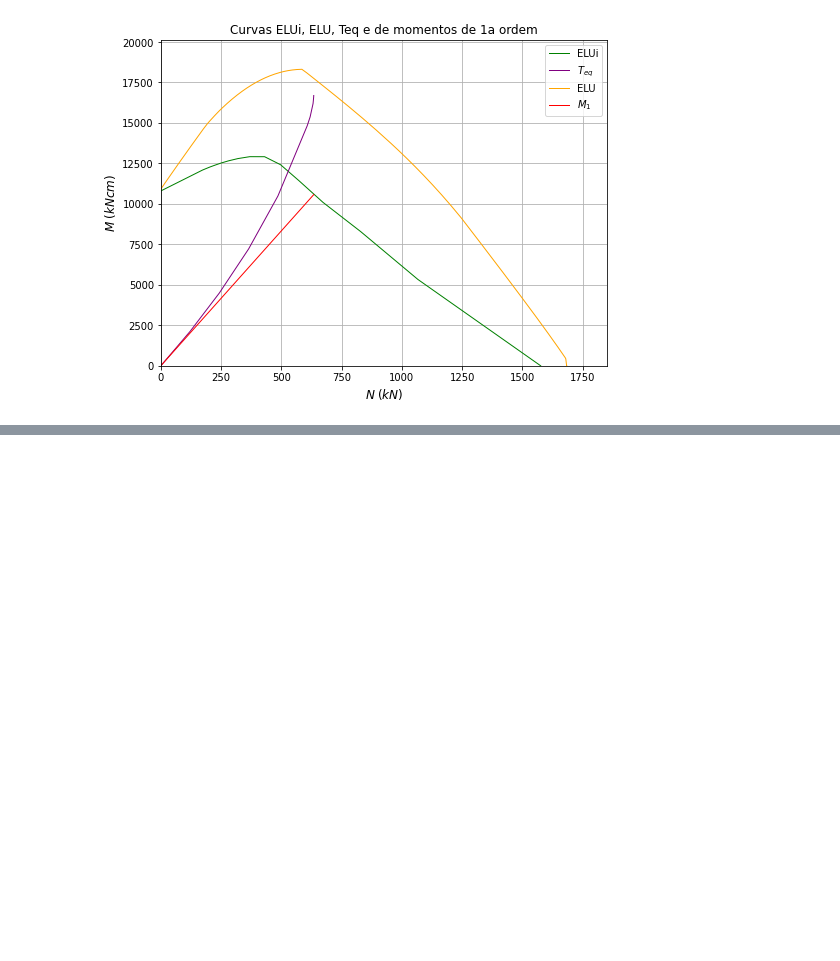
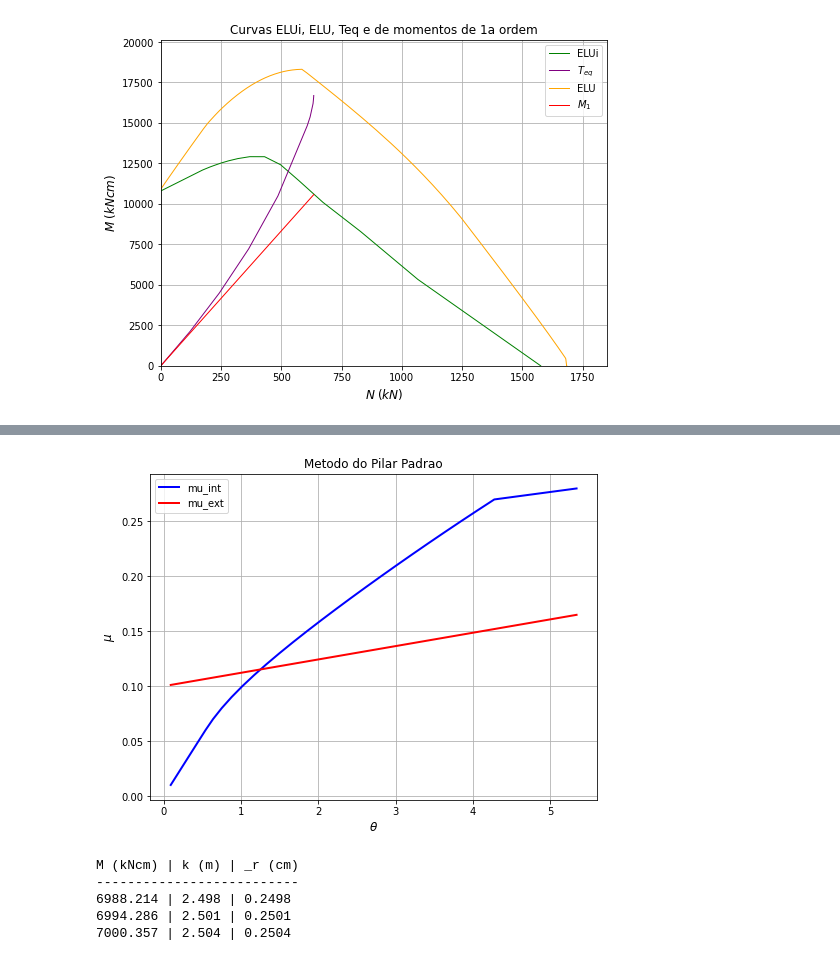
Before and after one commit to felipe-mello-dos-reis/EDI38, a Jupyter notebook: python/ELUi.ipynb, the cells around one changed output, grey strips where cells are left out. Drawn from its saved outputs; the diff is of its cells as text; code cells hidden in the pictures; blank space fills up the shorter version.

```diff
--- a/python/ELUi.ipynb
+++ b/python/ELUi.ipynb
@@ -170,0 +179,15 @@ plt.show()
+# %%
+plt.figure(figsize=(8, 6))
+plt.plot(theta, M_i/(sigma_cd*b*h**2), '-b', label='mu_int', linewidth=2)
+plt.plot(theta, M_e/(sigma_cd*b*h**2), '-r', label='mu_ext', linewidth=2)
+plt.xlabel('$ \\theta$', fontsize=12)
+plt.ylabel('$ \\mu $', fontsize=12)
+# plt.xlim(min(nu) * 1.1, max(nu) * 1.1)
+# plt.ylim(min(mu) * 1.1, max(mu) * 1.1)
+plt.title('Metodo do Pilar Padrao', fontsize=12)
+plt.legend()
+# plt.gca().set_aspect('equal', adjustable='box')
+plt.grid(True)
+plt.show()
+# %% [output]
+[figure, added]
@@ -170,0 +196,14 @@ plt.show()
+# %%
+if sol != None:
+    print('M (kNcm) | k (m) | _r (cm)')
+    print('--------------------------')
+    for i in range(len(sol)):
+        print('{:.3f} | {:.3f} | {:.4f}'.format(sol[i][0]*1e5,sol[i][1],sol[i][2]*1e2))
+else:
+    print('Nao foi possivel equilibrar o pilar')
+# %% [output]
+M (kNcm) | k (m) | _r (cm)
+--------------------------
+6988.214 | 2.498 | 0.2498
+6994.286 | 2.501 | 0.2501
+7000.357 | 2.504 | 0.2504
```
Also changed, not shown: parts of 3 cells of this notebook, 1 other file.
